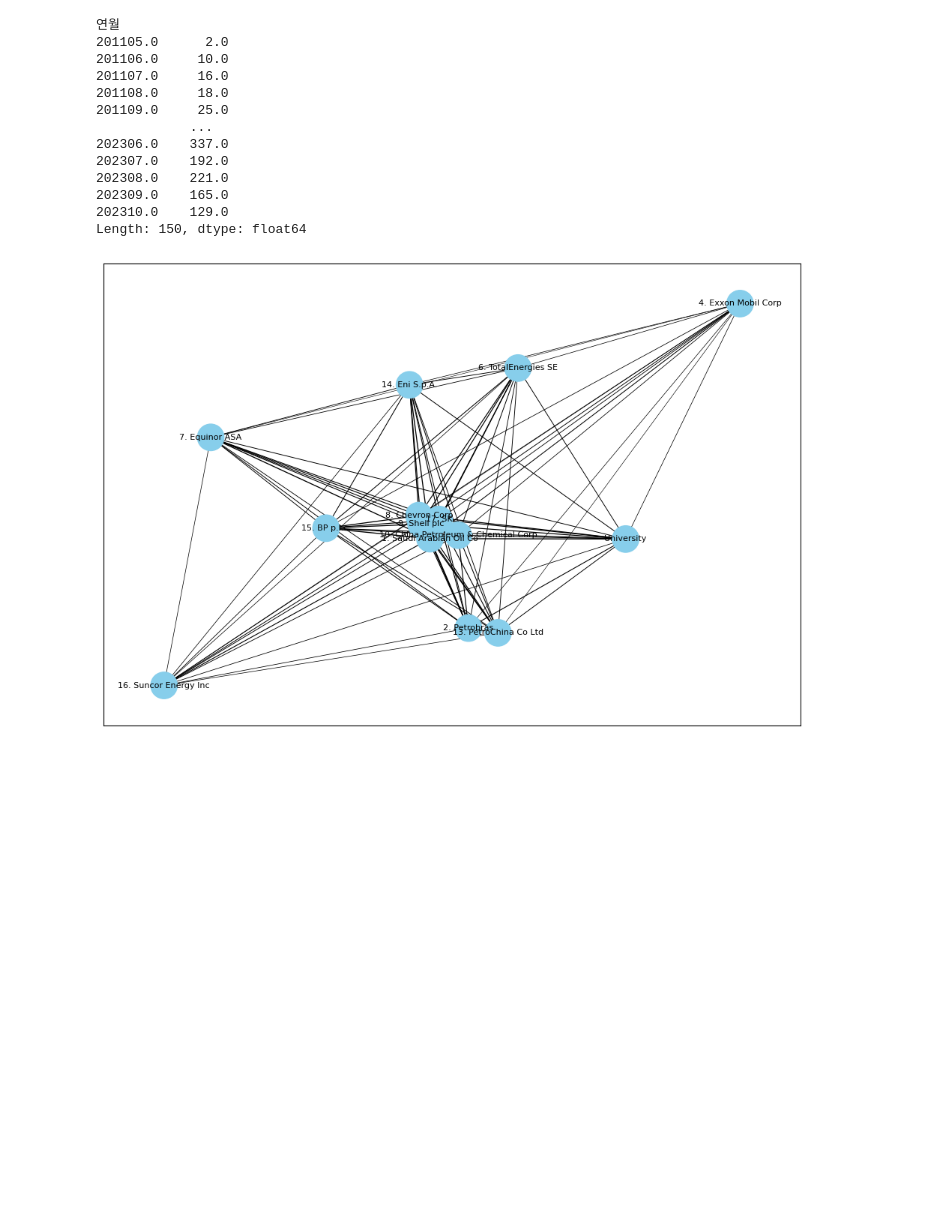
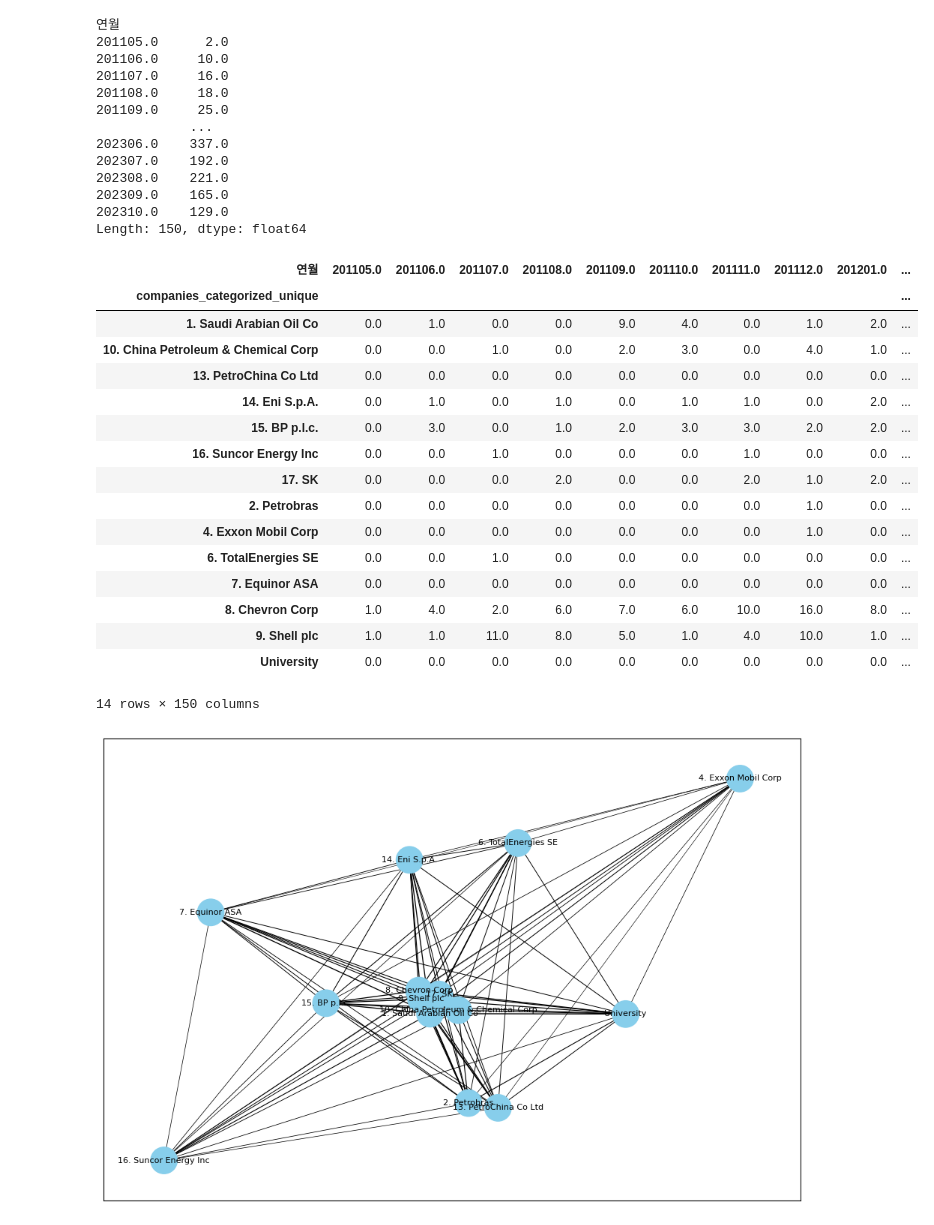
Before and after one commit to kangsunwoo827/tech_pred, a Jupyter notebook: main.ipynb, the cells around one changed output. Saved outputs shown, nothing was run; the diff lists cells and outputs as text; code cells hidden in the pictures; blank space fills up the shorter version.

```diff
--- a/main.ipynb
+++ b/main.ipynb
@@ -419,3 +428,5 @@ lv_df['연월']
 Name: 연월, Length: 13308, dtype: float64
 # %%
 lv_df['companies_categorized_unique'] = lv_df['companies_categorized'].apply(lambda x : list(set(x)))
+# %%
+lv_df = df[['companies_categorized','공개일']].copy()
@@ -464,6 +489,26 @@ lv_df.sum(axis=0)
 202309.0    165.0
 202310.0    129.0
 Length: 150, dtype: float64
+# %%
+lv_df
+# %% [output]
+| 연월 | 201105.0 | 201106.0 | 201107.0 | 201108.0 | 201109.0 | 201110.0 | 201111.0 | 201112.0 | 201201.0 | ... |
+| companies_categorized_unique |  |  |  |  |  |  |  |  |  | ... |
+| 1. Saudi Arabian Oil Co | 0.0 | 1.0 | 0.0 | 0.0 | 9.0 | 4.0 | 0.0 | 1.0 | 2.0 | ... |
+| 10. China Petroleum & Chemical Corp | 0.0 | 0.0 | 1.0 | 0.0 | 2.0 | 3.0 | 0.0 | 4.0 | 1.0 | ... |
+| 13. PetroChina Co Ltd | 0.0 | 0.0 | 0.0 | 0.0 | 0.0 | 0.0 | 0.0 | 0.0 | 0.0 | ... |
+| 14. Eni S.p.A. | 0.0 | 1.0 | 0.0 | 1.0 | 0.0 | 1.0 | 1.0 | 0.0 | 2.0 | ... |
+| 15. BP p.l.c. | 0.0 | 3.0 | 0.0 | 1.0 | 2.0 | 3.0 | 3.0 | 2.0 | 2.0 | ... |
+| 16. Suncor Energy Inc | 0.0 | 0.0 | 1.0 | 0.0 | 0.0 | 0.0 | 1.0 | 0.0 | 0.0 | ... |
+| 17. SK | 0.0 | 0.0 | 0.0 | 2.0 | 0.0 | 0.0 | 2.0 | 1.0 | 2.0 | ... |
+| 2. Petrobras | 0.0 | 0.0 | 0.0 | 0.0 | 0.0 | 0.0 | 0.0 | 1.0 | 0.0 | ... |
+| 4. Exxon Mobil Corp | 0.0 | 0.0 | 0.0 | 0.0 | 0.0 | 0.0 | 0.0 | 1.0 | 0.0 | ... |
+| 6. TotalEnergies SE | 0.0 | 0.0 | 1.0 | 0.0 | 0.0 | 0.0 | 0.0 | 0.0 | 0.0 | ... |
+| 7. Equinor ASA | 0.0 | 0.0 | 0.0 | 0.0 | 0.0 | 0.0 | 0.0 | 0.0 | 0.0 | ... |
+| 8. Chevron Corp | 1.0 | 4.0 | 2.0 | 6.0 | 7.0 | 6.0 | 10.0 | 16.0 | 8.0 | ... |
+| 9. Shell plc | 1.0 | 1.0 | 11.0 | 8.0 | 5.0 | 1.0 | 4.0 | 10.0 | 1.0 | ... |
+| University | 0.0 | 0.0 | 0.0 | 0.0 | 0.0 | 0.0 | 0.0 | 0.0 | 0.0 | ... |
+14 rows × 150 columns
 # %%
 
 import networkx as nx
```
Also changed, not shown: parts of 21 cells of this notebook.
